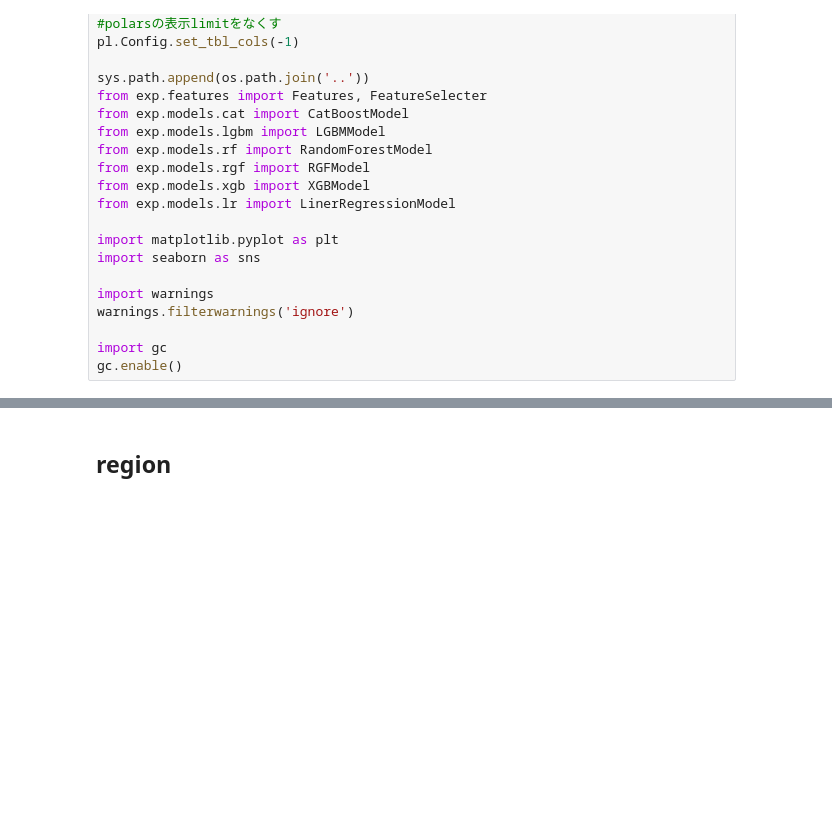
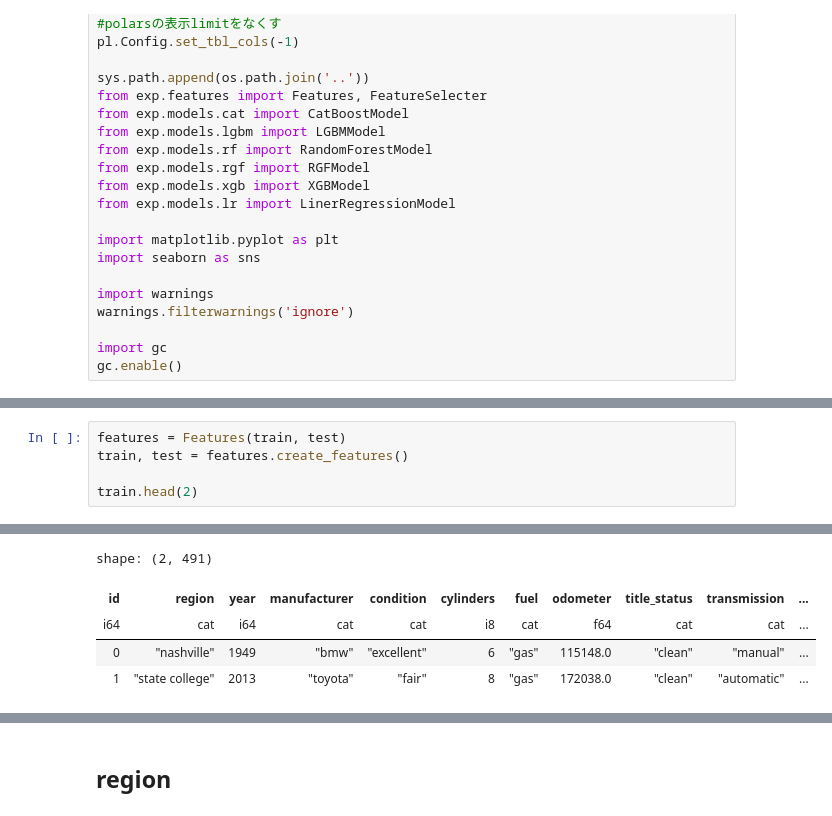
Before and after one commit to tkser/signate_scup2023, a Jupyter notebook: work/eda.ipynb, the cells around one changed output, grey strips where cells are left out. Drawn from its saved outputs; the diff is of its cells as text; blank space fills up the shorter version.

```diff
--- a/work/eda.ipynb
+++ b/work/eda.ipynb
@@ -45,0 +31,6 @@ shape: (5, 260)
+# %%
+features = Features(train, test)
+train, test = features.create_features()
+
+train.head(2)
+# %% [output]
@@ -45,0 +38,5 @@ shape: (5, 260)
+shape: (2, 491)
+| id | region | year | manufacturer | condition | cylinders | fuel | odometer | title_status | transmission | ... |
+| i64 | cat | i64 | cat | cat | i8 | cat | f64 | cat | cat | ... |
+| 0 | "nashville" | 1949 | "bmw" | "excellent" | 6 | "gas" | 115148.0 | "clean" | "manual" | ... |
+| 1 | "state college" | 2013 | "toyota" | "fair" | 8 | "gas" | 172038.0 | "clean" | "automatic" | ... |
```
Also changed, not shown: parts of 38 cells of this notebook, 1 other file.
